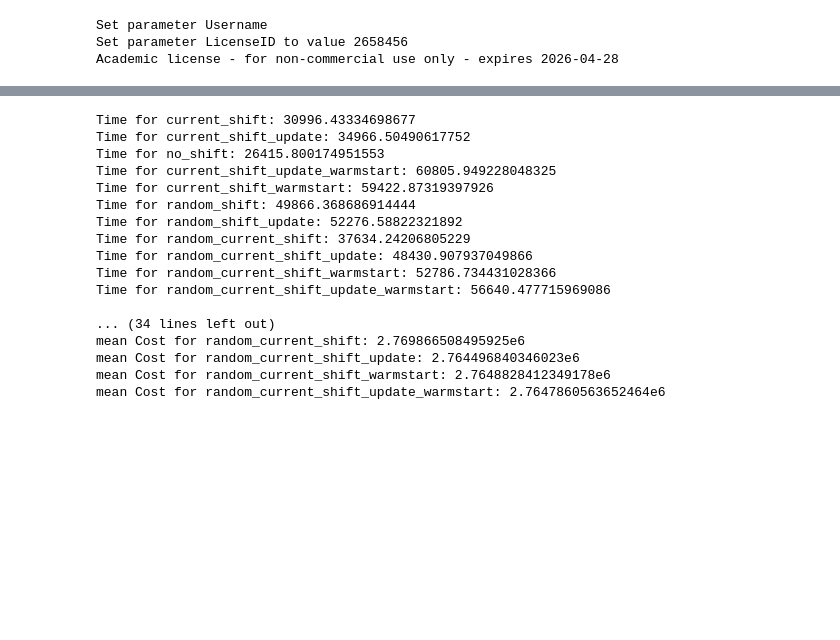
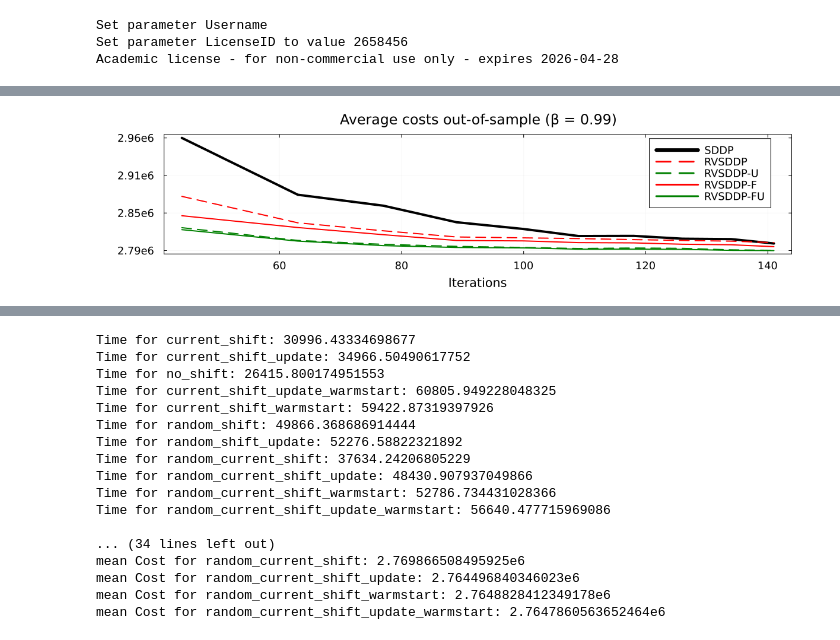
Before and after one commit to MathisAzema/SDDP.jl, a Jupyter notebook: post_results.ipynb, the cells around one changed output, grey strips where cells are left out. Saved outputs shown, nothing was run; the diff lists cells and outputs as text; code cells hidden in the pictures; blank space fills up the shorter version.

```diff
--- a/post_results.ipynb
+++ b/post_results.ipynb
@@ -35,0 +61,4 @@ labels=string.(shift_list)
+# %%
+beta=0.99
+folder = "results_ICSP/"
+oos = Dict(shift => [mean([Serialization.deserialize(folder*"$k/beta_$beta/$(shift)/oos_$iter/oos_1-100.jls")[1] for k in 1:6]) for iter in [44,63,77,89,100,109, 118,126,134,141]]  for shift in shift_list)
@@ -35,0 +72,78 @@ labels=string.(shift_list)
+# %%
+iterations=[44,63,77,89,100,109, 118, 126, 134, 141]
+
+# Configuration des tailles de police
+font_size_axes = 14        # Titres des axes (xlabel, ylabel)
+font_size_legend = 12      # Légende
+font_size_title = 16       # Titre principal
+font_size_ticks = 12       # Étiquettes des axes (valeurs numériques)
+
+# Calcul des données pour déterminer la plage de l'axe Y
+data_ref = [mean(oos[SDDP.no_shift][k]) for k in 1:length(iterations)]
+all_data = [data_ref]
+for shift in shift_list[2:end]
+    push!(all_data, [mean(oos[shift][k]) for k in 1:length(iterations)])
+end
+y_min = minimum(vcat(all_data...))
+y_max = maximum(vcat(all_data...))
+# Création de 4 graduations uniformément réparties
+y_ticks = range(y_min, y_max, length=4)
+
+# Fonction de formatage pour notation scientifique propre
+function format_scientific(x)
+    if abs(x) >= 1e6 || abs(x) <= 1e-3
+        # Notation scientifique pour les très grandes ou très petites valeurs
+        exp_val = floor(Int, log10(abs(x)))
+        mantissa = x / (10.0^exp_val)
+        return @sprintf("%.2fe%d", mantissa, exp_val)
+    else
+        # Format normal pour les valeurs modérées
+        return string(round(x, digits=2))
+    end
+end
+
+p=plot(iterations, data_ref,
+    label="SDDP",
+    linestyle=line_styles[SDDP.no_shift],
+    color=colors[SDDP.no_shift],
+    linewidth=4,
+    size=(1200, 300),
+    # Configuration des titres et tailles de police
+    xlabel="Iterations",
+    # ylabel="Average costs out-of-sample",
+    title="Average costs out-of-sample (β = $beta)",
+    titlefontsize=font_size_title,
+    guidefontsize=font_size_axes,
+    legendfontsize=font_size_legend,
+    tickfontsize=font_size_ticks,
+    # Formatage de l'axe Y avec notation scientifique propre
+    yformatter=format_scientific,
+    # Limitation du nombre de graduations à 4
+    yticks=y_ticks,
+    # Options supplémentaires pour améliorer la lisibilité
+    grid=true,
+    gridwidth=1,
+    gridcolor=:lightgray,
+    framestyle=:box,
+    # Ajustement des marges pour que les titres soient visibles
+    margin=5Plots.mm,
+    left_margin=8Plots.mm,
+    bottom_margin=8Plots.mm,
+    top_margin=5Plots.mm,
+    right_margin=5Plots.mm)
+
+for shift in shift_list[2:end]
+    plot!(iterations, [mean(oos[shift][k]) for k in 1:length(iterations)],
+        label=labels[shift],
+        linestyle=line_styles[shift],
+        color=colors[shift],
+        linewidth=2)
+end
+
+# Enregistrement du graphique
+filename = "graph/$(beta)_costs_iterations.png"
+savefig(p, filename)
+println("Graphique enregistré sous : $filename")
+
+p
+# %% [output]
@@ -35,0 +151 @@ labels=string.(shift_list)
+[figure, added]
```
Also changed, not shown: parts of 17 cells of this notebook, 11 other files.
